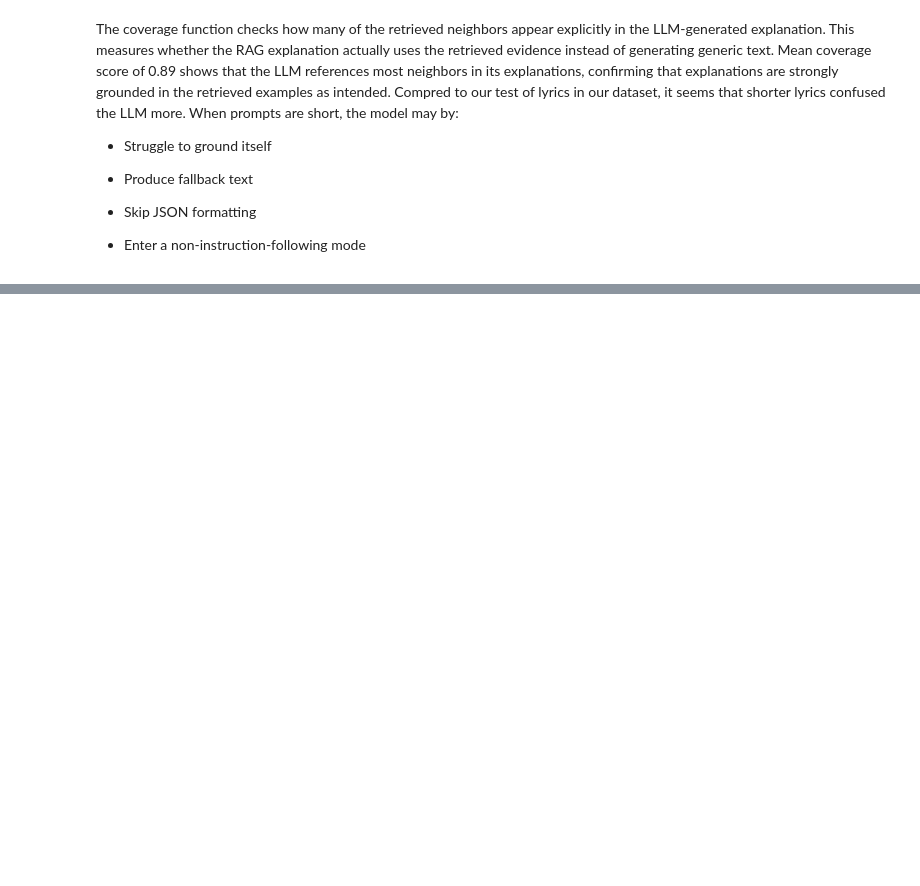
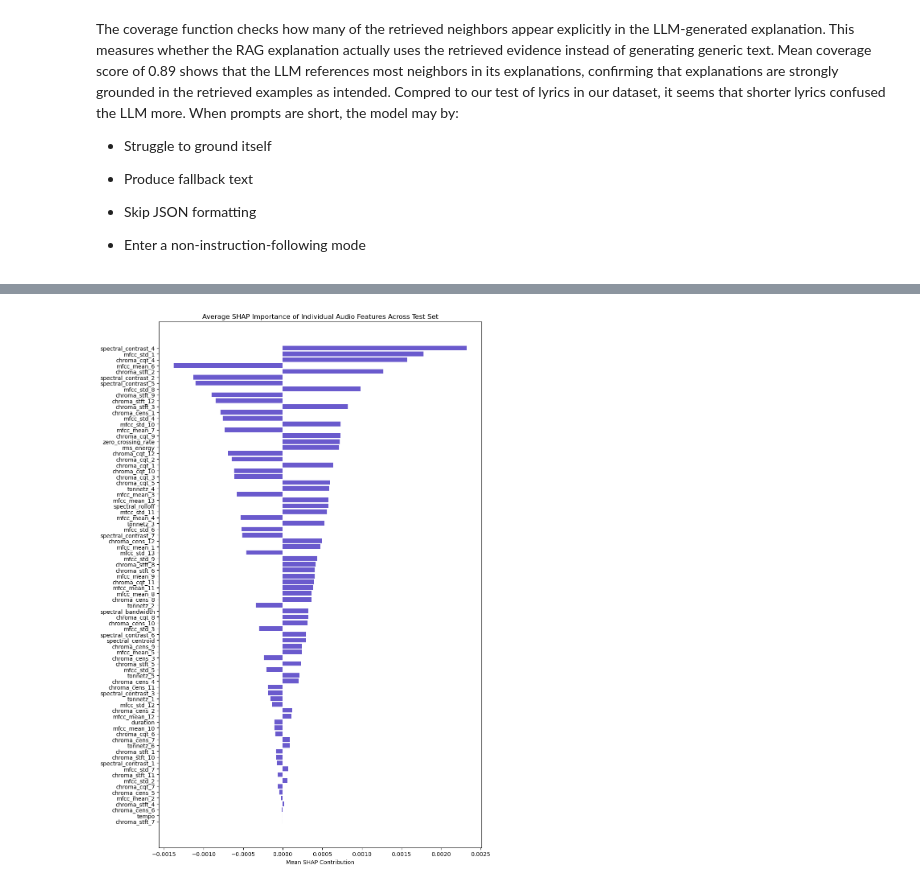
Before and after one commit to jeffreyschoi/Explaining_Song_Popularity, a Jupyter notebook: multimodel/pred_model_evaluation.ipynb, the cells around one changed output, grey strips where cells are left out. Saved outputs shown, nothing was run; the diff lists cells and outputs as text; code cells hidden in the pictures; blank space fills up the shorter version.

```diff
--- a/multimodel/pred_model_evaluation.ipynb
+++ b/multimodel/pred_model_evaluation.ipynb
@@ -1090,0 +1222,44 @@ The coverage function checks how many of the retrieved neighbors appear explicit
+# %%
+from collections import defaultdict
+import numpy as np
+
+# Dictionary where each audio feature name accumulates ALL samples across all neighbors
+audio_shap_totals = defaultdict(list)
+
+EMB_DIM = len(df.iloc[0]["lyrics_embedding"])
+
+for i in range(shap_vals_test.shape[0]):
+    grouped = group_shap_fully(
+        shap_vals_test[i],
+        EMB_DIM=EMB_DIM,
+        audio_feature_cols=audio_feature_cols,
+        k_neighbors=3
+    )
+
+    # Loop over all neighbors for this sample
+    for nb in grouped["neighbors"]:
+        for feat_name, shap_val in nb["audio_features"].items():
+            audio_shap_totals[feat_name].append(shap_val)
+avg_audio_shap = {
+    feat: float(np.mean(vals))
+    for feat, vals in audio_shap_totals.items()
+}
+
+# Sort by absolute magnitude for a cleaner plot
+avg_audio_shap_sorted = dict(
+    sorted(avg_audio_shap.items(), key=lambda x: abs(x[1]), reverse=True)
+)
+import matplotlib.pyplot as plt
+
+features = list(avg_audio_shap_sorted.keys())
+values = list(avg_audio_shap_sorted.values())
+
+plt.figure(figsize=(10, 14))
+plt.barh(features, values, color='slateblue')
+plt.xlabel("Mean SHAP Contribution")
+plt.title("Average SHAP Importance of Individual Audio Features Across Test Set")
+plt.gca().invert_yaxis()  # Largest magnitude at the top
+plt.tight_layout()
+plt.show()
+# %% [output]
+[figure, added]
```
Also changed, not shown: parts of 8 cells of this notebook, 2 other files.
